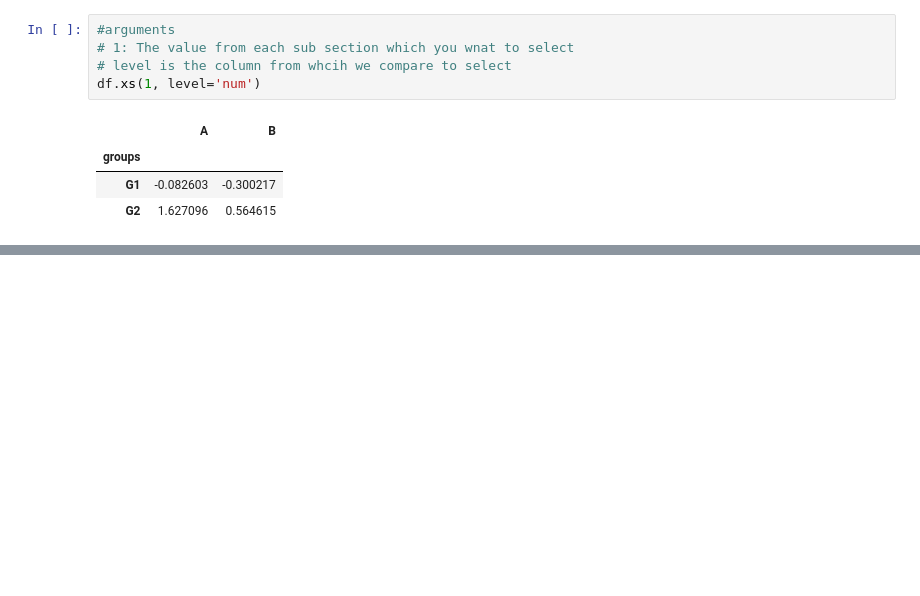
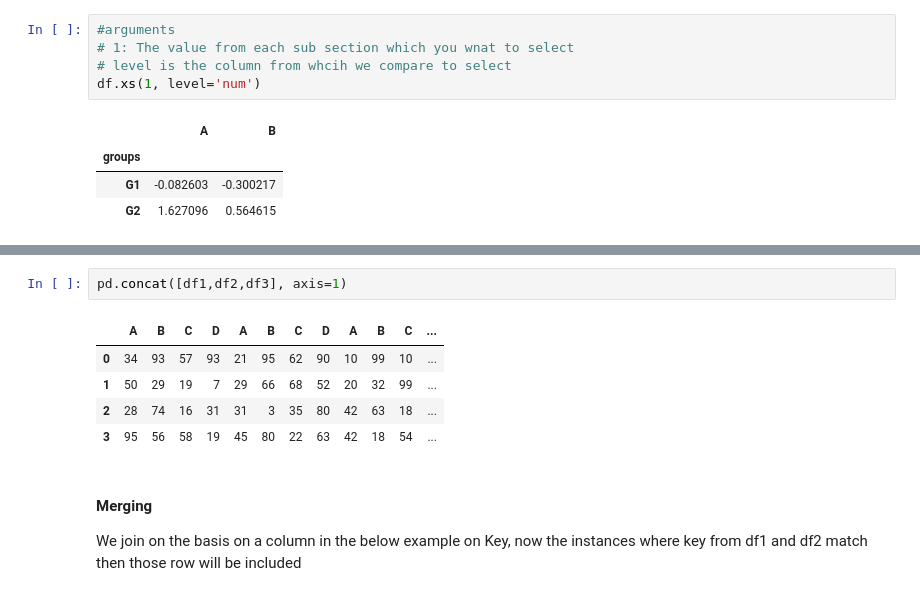
Before and after one commit to fahamin5149/Python-for-DS, a Jupyter notebook: 3-Pandas/Pandas.ipynb, the cells around one changed output, grey strips where cells are left out. Drawn from its saved outputs; the diff is of its cells as text; blank space fills up the shorter version.

```diff
--- a/3-Pandas/Pandas.ipynb
+++ b/3-Pandas/Pandas.ipynb
@@ -346,0 +408,12 @@ companies[companies['Sales']>400]
+# %%
+pd.concat([df1,df2,df3], axis=1)
+# %% [output]
+|  | A | B | C | D | A | B | C | D | A | B | C | ... |
+| 0 | 34 | 93 | 57 | 93 | 21 | 95 | 62 | 90 | 10 | 99 | 10 | ... |
+| 1 | 50 | 29 | 19 | 7 | 29 | 66 | 68 | 52 | 20 | 32 | 99 | ... |
+| 2 | 28 | 74 | 16 | 31 | 31 | 3 | 35 | 80 | 42 | 63 | 18 | ... |
+| 3 | 95 | 56 | 58 | 19 | 45 | 80 | 22 | 63 | 42 | 18 | 54 | ... |
+# %% [markdown]
+#### Merging
+
+We join on the basis on a column in the below example on Key, now the instances where key from df1 and df2 match then those row will be included
```
Also changed, not shown: parts of 44 cells of this notebook.
